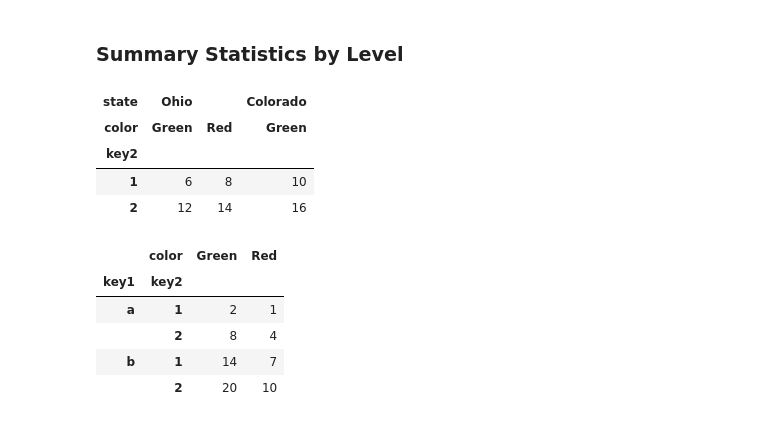
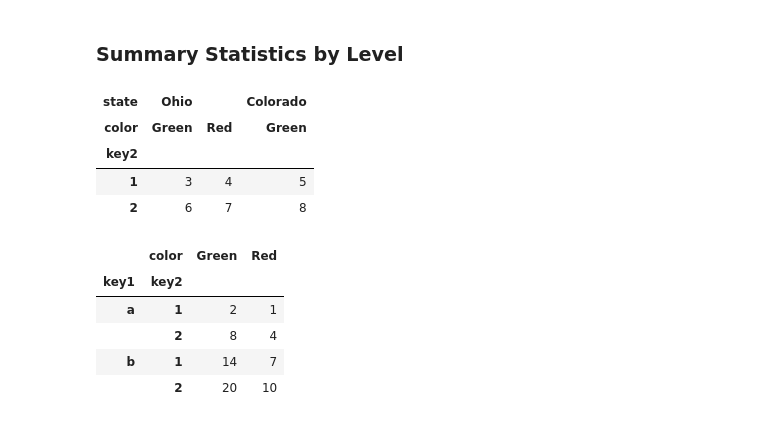
Before and after one commit to UCD-pbio-rclub/python-data-analysis_MinYao.J, a Jupyter notebook: Chapter 8.ipynb, the cells around one changed output. Cells and saved outputs as stored; diff of their text form; code cells hidden in the pictures.

```diff
--- a/Chapter 8.ipynb
+++ b/Chapter 8.ipynb
@@ -153,13 +153,13 @@ frame.swaplevel(0, 1).sort_index(level=0)
 # %% [markdown]
 ### Summary Statistics by Level
 # %%
-frame.sum(level='key2')
+frame.mean(level='key2')
 # %% [output]
 | state | Ohio |  | Colorado |
 | color | Green | Red | Green |
 | key2 |  |  |  |
-| 1 | 6 | 8 | 10 |
-| 2 | 12 | 14 | 16 |
+| 1 | 3 | 4 | 5 |
+| 2 | 6 | 7 | 8 |
 # %%
 frame.sum(level='color', axis=1)
 # %% [output]
```
Also changed, not shown: parts of 57 cells of this notebook.
